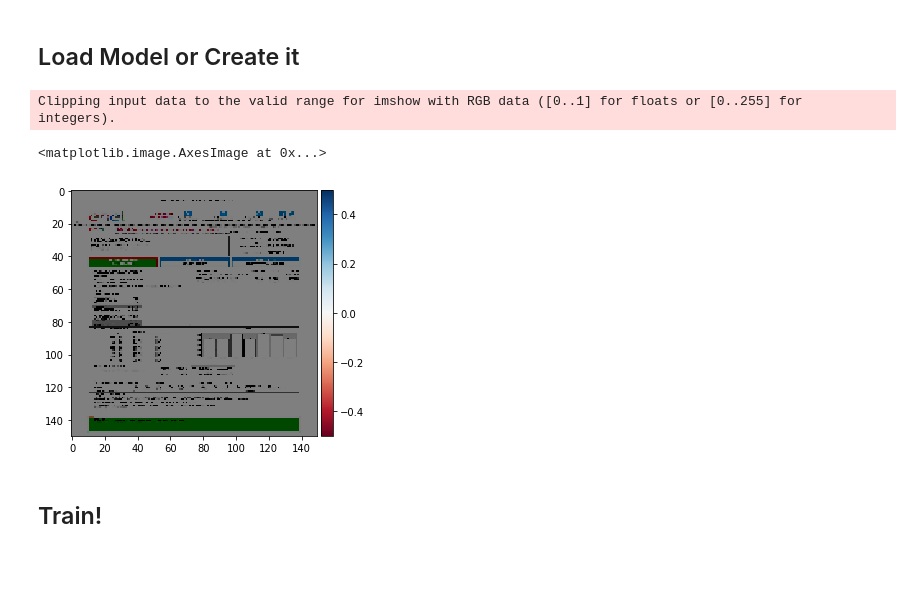
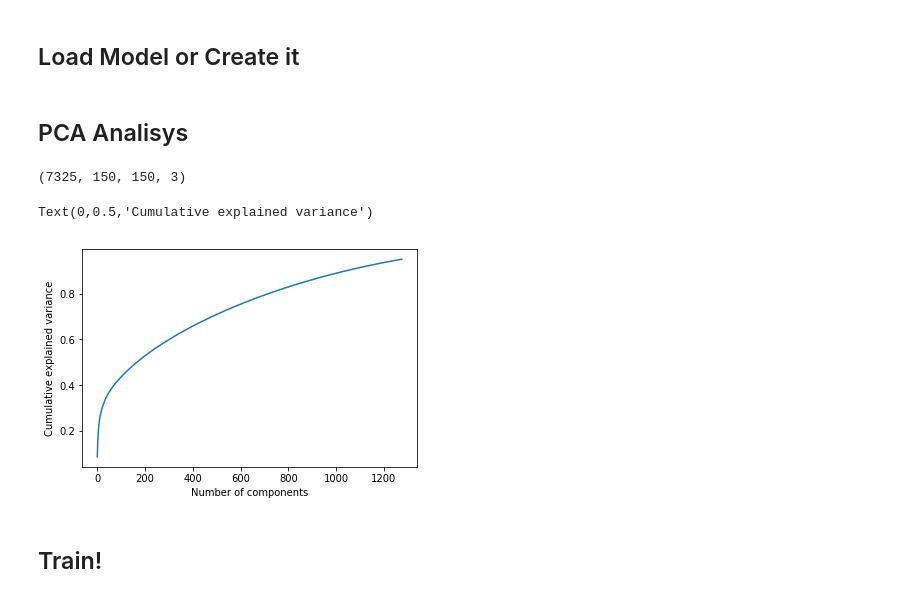
Before and after one commit to matheusmortatti/document-classifier, a Jupyter notebook: image_net_transfer_domroque.ipynb, the cells around one changed output. Saved outputs shown, nothing was run; the diff lists cells and outputs as text; code cells hidden in the pictures; blank space fills up the shorter version.

```diff
--- a/image_net_transfer_domroque.ipynb
+++ b/image_net_transfer_domroque.ipynb
@@ -421,9 +423,18 @@ x_train = np.asarray(train_input)
 y_train = make_labels(train_labels)
 
 labels_file.close()
-# %%
-imshow(train_input[0])
-# %% [output]
-Clipping input data to the valid range for imshow with RGB data ([0..1] for floats or [0..255] for integers).
-<matplotlib.image.AxesImage at 0x...>
-[figure, removed]
+# %% [markdown]
+## PCA Analisys
+# %%
+print(x_train.shape)
+X_train = StandardScaler().fit_transform(x_train[:2000].reshape(2000, 150*150*3))
+pca = PCA(0.95)
+pca.fit(X_train)
+
+plt.plot(np.cumsum(pca.explained_variance_ratio_))
+plt.xlabel('Number of components')
+plt.ylabel('Cumulative explained variance')
+# %% [output]
+(7325, 150, 150, 3)
+Text(0,0.5,'Cumulative explained variance')
+[figure, added]
```
Also changed, not shown: parts of 4 cells of this notebook, 5 other files.
